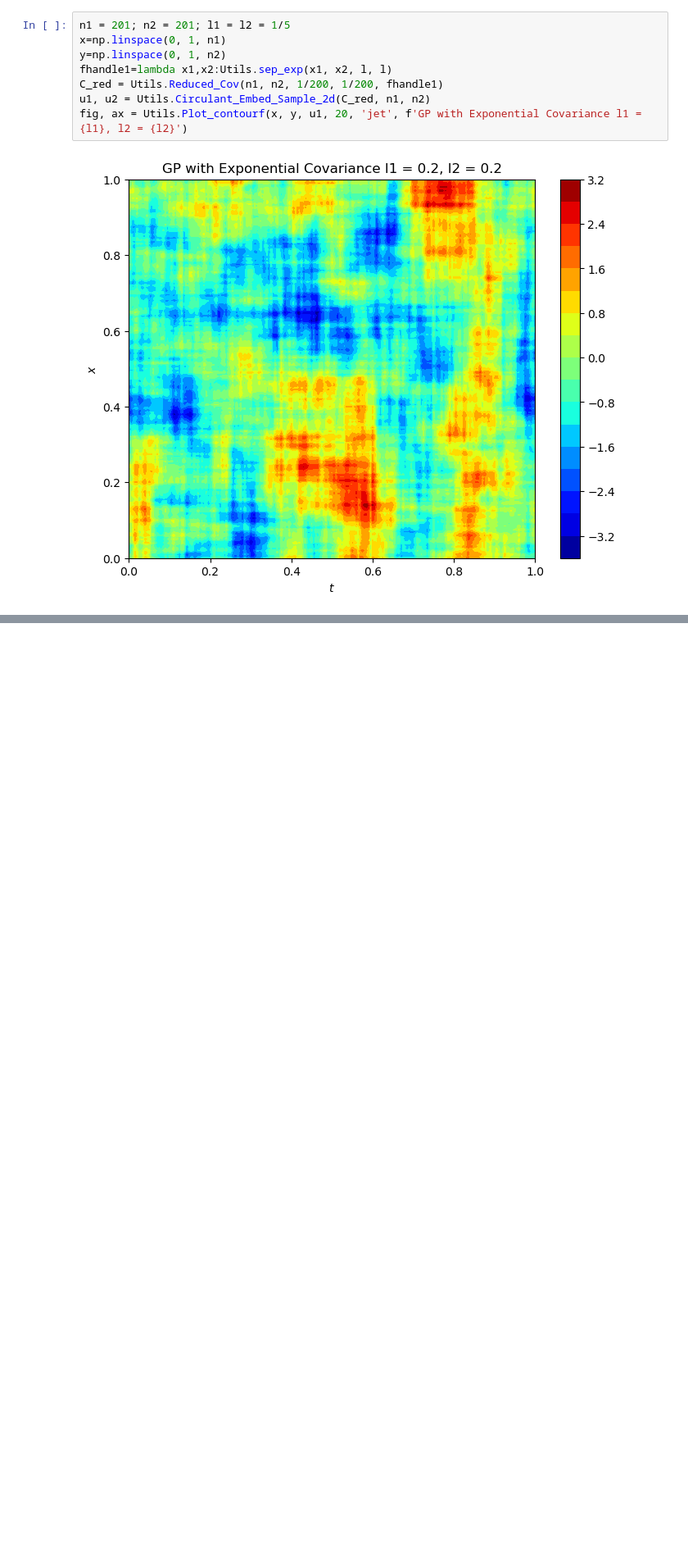
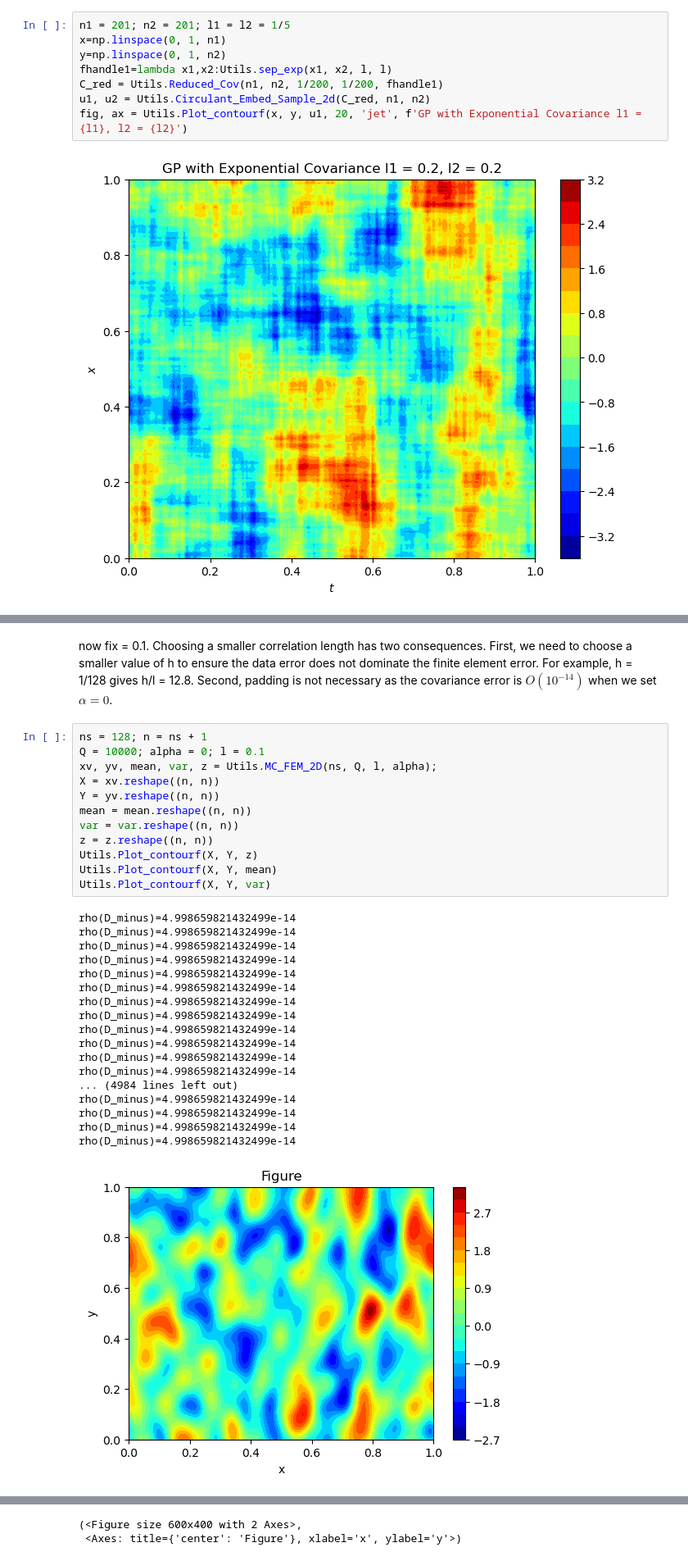
Before and after one commit to cgymmy/learnSDE, a Jupyter notebook: report.ipynb, the cells around one changed output, grey strips where cells are left out. Shown at 82% size. Drawn from its saved outputs; the diff is of its cells as text; blank space fills up the shorter version.

```diff
--- a/report.ipynb
+++ b/report.ipynb
@@ -446,0 +610,33 @@ fig, ax = Utils.Plot_contourf(x, y, u1, 20, 'jet', f'GP with Exponential Covaria
+# %% [markdown]
+now fix = 0.1. Choosing a smaller correlation length has two consequences. First, we need to choose a smaller value of h to ensure the data error does not dominate the finite element error. For example, h = 1/128 gives h/l = 12.8. Second, padding is not necessary as the covariance error is $O(10^{−14})$ when we set $\alpha = 0$.
+# %%
+ns = 128; n = ns + 1
+Q = 10000; alpha = 0; l = 0.1
+xv, yv, mean, var, z = Utils.MC_FEM_2D(ns, Q, l, alpha);
+X = xv.reshape((n, n))
+Y = yv.reshape((n, n))
+mean = mean.reshape((n, n))
+var = var.reshape((n, n))
+z = z.reshape((n, n))
+Utils.Plot_contourf(X, Y, z)
+Utils.Plot_contourf(X, Y, mean)
+Utils.Plot_contourf(X, Y, var)
+# %% [output]
+rho(D_minus)=4.998659821432499e-14
+rho(D_minus)=4.998659821432499e-14
+rho(D_minus)=4.998659821432499e-14
+rho(D_minus)=4.998659821432499e-14
+rho(D_minus)=4.998659821432499e-14
+rho(D_minus)=4.998659821432499e-14
+rho(D_minus)=4.998659821432499e-14
+rho(D_minus)=4.998659821432499e-14
+rho(D_minus)=4.998659821432499e-14
+rho(D_minus)=4.998659821432499e-14
+rho(D_minus)=4.998659821432499e-14
+rho(D_minus)=4.998659821432499e-14
+... (4984 lines left out)
+rho(D_minus)=4.998659821432499e-14
+rho(D_minus)=4.998659821432499e-14
+rho(D_minus)=4.998659821432499e-14
+rho(D_minus)=4.998659821432499e-14
+[figure, added]
@@ -446,0 +645,2 @@ fig, ax = Utils.Plot_contourf(x, y, u1, 20, 'jet', f'GP with Exponential Covaria
+(<Figure size 600x400 with 2 Axes>,
+ <Axes: title={'center': 'Figure'}, xlabel='x', ylabel='y'>)
```
Also changed, not shown: parts of 34 cells of this notebook, 16 other files.
